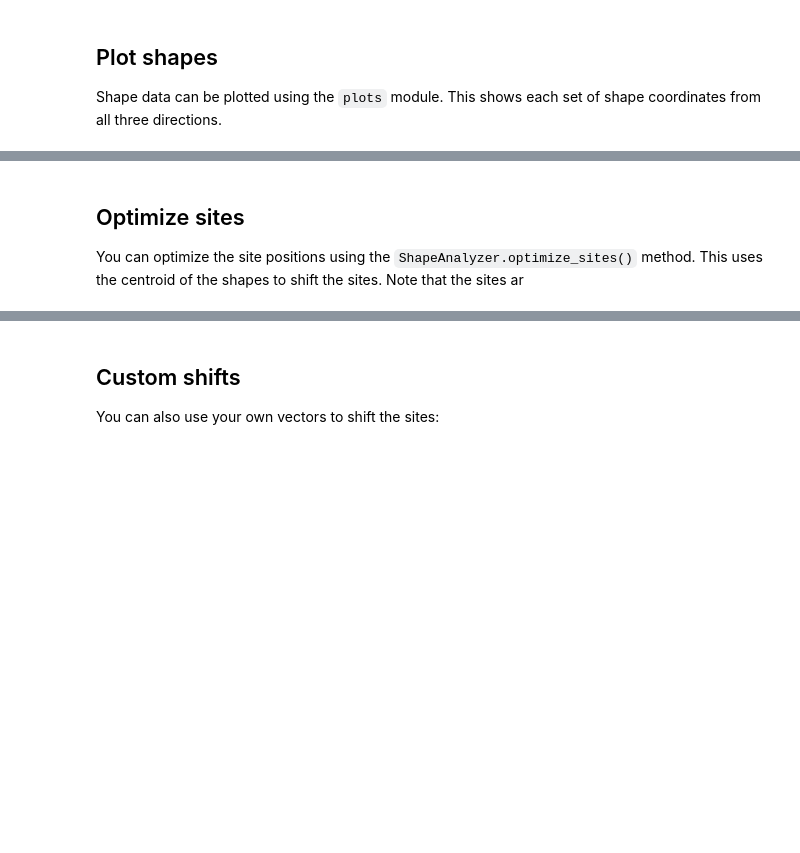
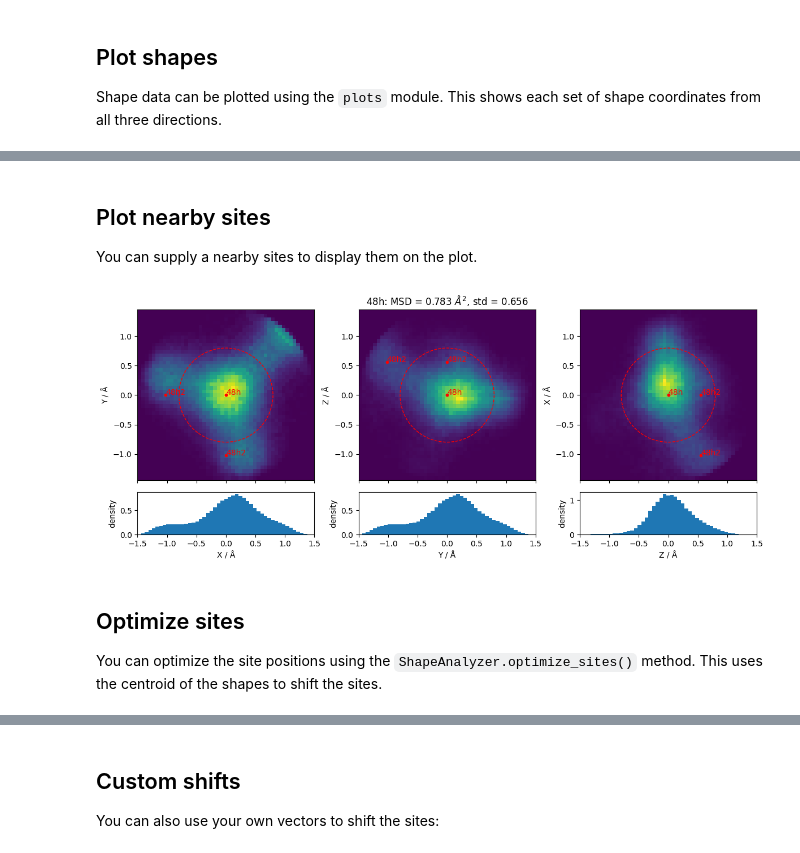
Before and after one commit to GEMDAT-repos/gemdat-notebooks, a Jupyter notebook: shape_analysis.ipynb, the cells around one changed output, grey strips where cells are left out. Drawn from its saved outputs; the diff is of its cells as text; code cells hidden in the pictures; blank space fills up the shorter version.

```diff
--- a/shape_analysis.ipynb
+++ b/shape_analysis.ipynb
@@ -119,7 +119,19 @@ for shape in shapes:
+# %% [markdown]
+## Plot nearby sites
+
+You can supply a nearby sites to display them on the plot.
+# %%
+shape = shapes[0]
+
+sites = structure.get_sites_in_sphere(pt=shape.origin, r=radius)
+
+plots.shape(shape, bins=bins, sites=sites);
+# %% [output]
+[figure, added]
 # %% [markdown]
 ## Optimize sites
 
-You can optimize the site positions using the `ShapeAnalyzer.optimize_sites()` method. This uses the centroid of the shapes to shift the sites. Note that the sites ar
+You can optimize the site positions using the `ShapeAnalyzer.optimize_sites()` method. This uses the centroid of the shapes to shift the sites.
 # %%
 sa_shifted = sa.optimize_sites(shapes=shapes)
 sa_shifted
```
Also changed, not shown: parts of 4 cells of this notebook.
